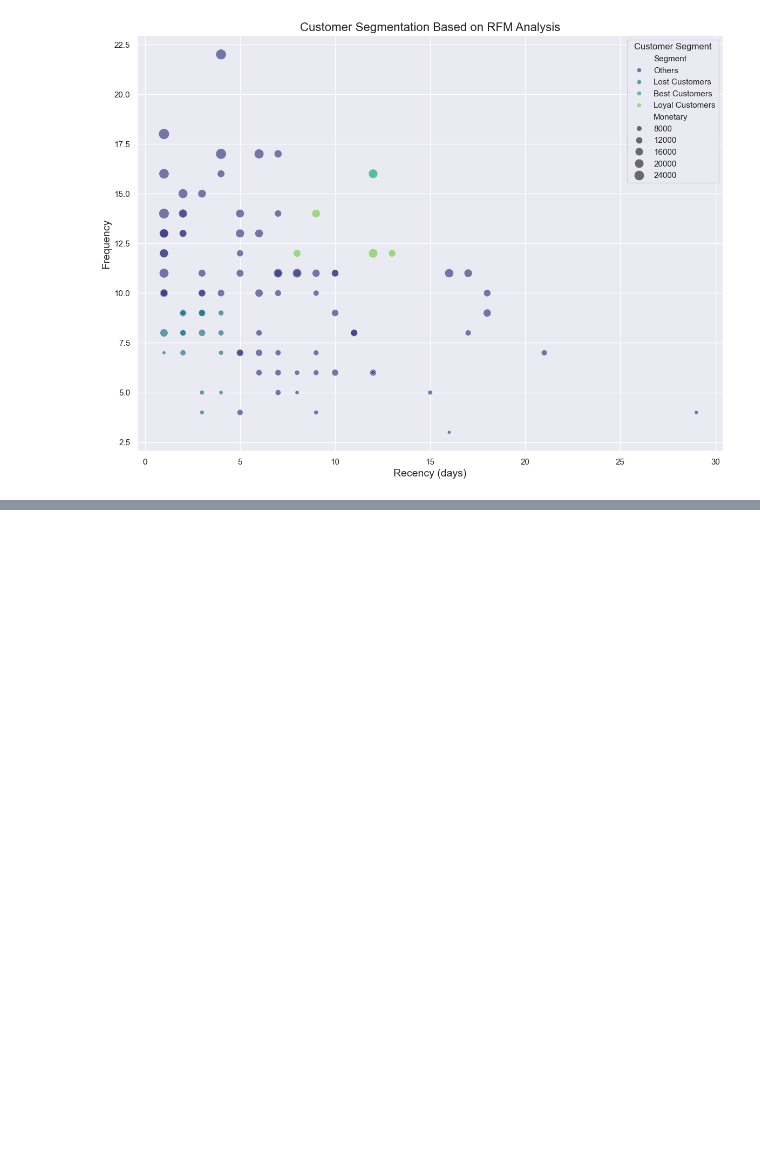
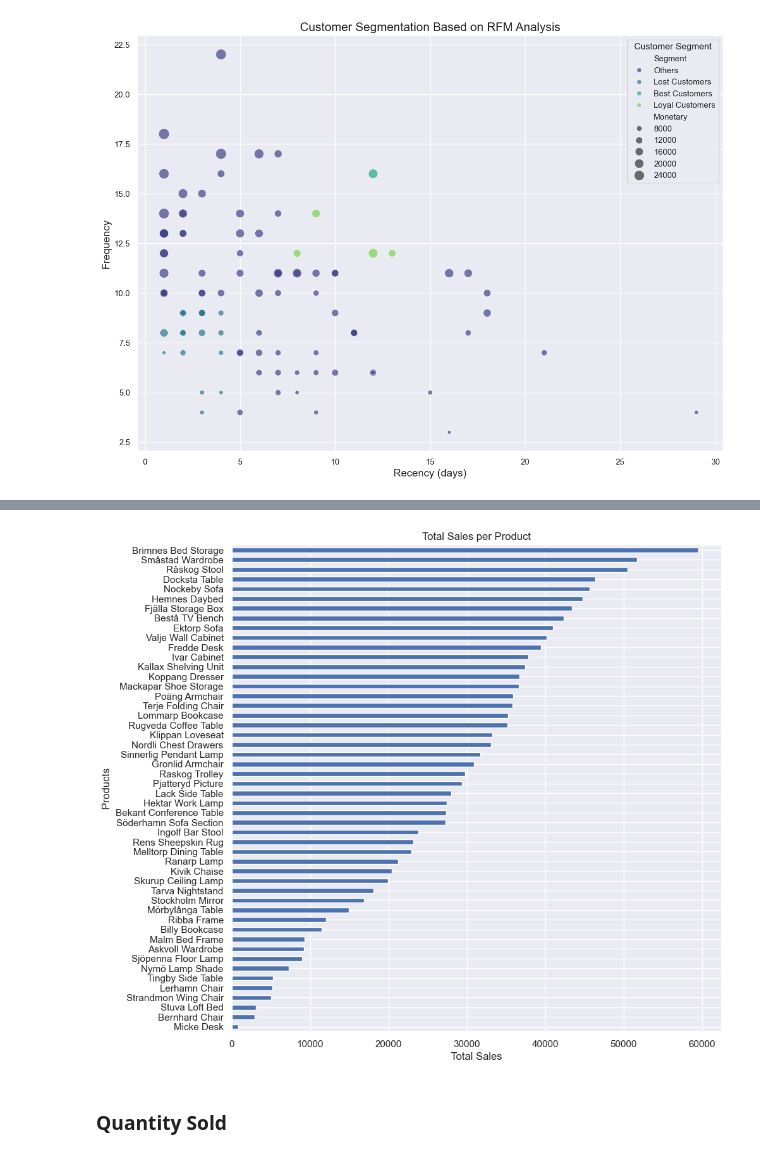
Before and after one commit to ronitguptaaa/Excel-Analysis, a Jupyter notebook: CustomerAnalysis_data/CustomerAnalysis.ipynb, the cells around one changed output, grey strips where cells are left out. Cells and saved outputs as stored; diff of their text form; code cells hidden in the pictures; blank space fills up the shorter version.

Commit message:
Product Analysis

```diff
--- a/CustomerAnalysis_data/CustomerAnalysis.ipynb
+++ b/CustomerAnalysis_data/CustomerAnalysis.ipynb
@@ -231,0 +252,5 @@ plt.show()
+# %%
+merged_df['order_date'] = pd.to_datetime(merged_df['order_date'])
+# %%
+product_total_sales_df = merged_df.groupby('product_name')['Total_sales'].sum().sort_values(ascending=True)
+product_total_sales_df
@@ -231,0 +275,9 @@ plt.show()
+# %%
+product_total_sales_df.plot(kind='barh', figsize=(10,10), title='Total Sales per Product')
+plt.xlabel(' Total Sales ')
+plt.ylabel(' Products ')
+plt.show()
+# %% [output]
+[figure, added]
+# %% [markdown]
+### Quantity Sold
```
Also changed, not shown: parts of 9 cells of this notebook.
